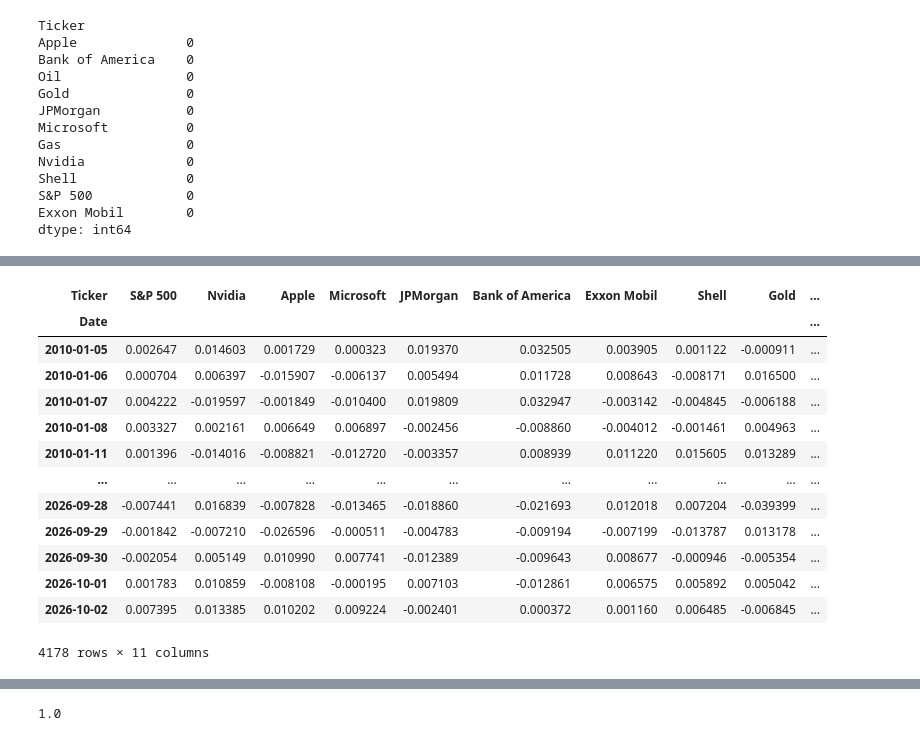
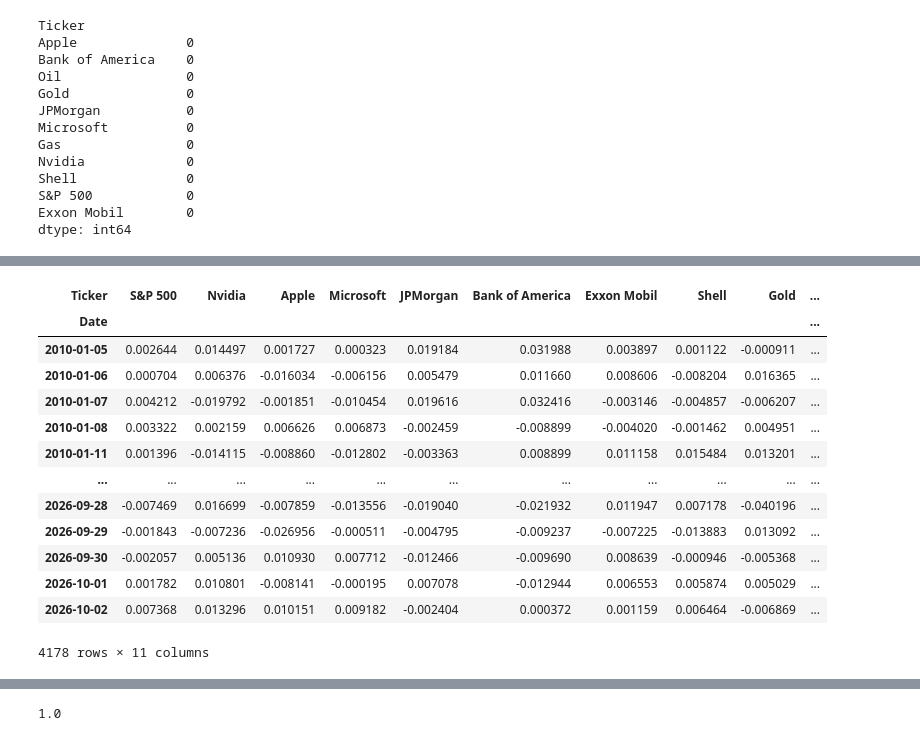
Before and after one commit to rakotoan/Value-at-Risk, a Jupyter notebook: VAR.ipynb, the cells around one changed output, grey strips where cells are left out. Cells and saved outputs as stored; diff of their text form; code cells hidden in the pictures.

```diff
--- a/VAR.ipynb
+++ b/VAR.ipynb
@@ -137,24 +137,26 @@ data
 | 2026-10-02 | 769.640015 | 233.949997 | 333.690002 | 517.530029 | 332.380005 | 53.750000 | 164.009995 | 96.230003 | 380.140015 | ... |
 4179 rows × 11 columns
 # %%
-# nan il faut que je fasse des rendements logarithmiques pour derriè exprimer le drift
+# Calculate asset returns
 
+def returns(column):
+    return np.log(column/column.shift(1))
 
-returns = data.pct_change()
-returns.dropna(inplace=True)
-returns
+df_returns = data.apply(returns)
+df_returns.dropna(inplace=True)
+df_returns
 # %% [output]
 | Ticker | S&P 500 | Nvidia | Apple | Microsoft | JPMorgan | Bank of America | Exxon Mobil | Shell | Gold | ... |
 | Date |  |  |  |  |  |  |  |  |  | ... |
-| 2010-01-05 | 0.002647 | 0.014603 | 0.001729 | 0.000323 | 0.019370 | 0.032505 | 0.003905 | 0.001122 | -0.000911 | ... |
-| 2010-01-06 | 0.000704 | 0.006397 | -0.015907 | -0.006137 | 0.005494 | 0.011728 | 0.008643 | -0.008171 | 0.016500 | ... |
-| 2010-01-07 | 0.004222 | -0.019597 | -0.001849 | -0.010400 | 0.019809 | 0.032947 | -0.003142 | -0.004845 | -0.006188 | ... |
-| 2010-01-08 | 0.003327 | 0.002161 | 0.006649 | 0.006897 | -0.002456 | -0.008860 | -0.004012 | -0.001461 | 0.004963 | ... |
-| 2010-01-11 | 0.001396 | -0.014016 | -0.008821 | -0.012720 | -0.003357 | 0.008939 | 0.011220 | 0.015605 | 0.013289 | ... |
+| 2010-01-05 | 0.002644 | 0.014497 | 0.001727 | 0.000323 | 0.019184 | 0.031988 | 0.003897 | 0.001122 | -0.000911 | ... |
+| 2010-01-06 | 0.000704 | 0.006376 | -0.016034 | -0.006156 | 0.005479 | 0.011660 | 0.008606 | -0.008204 | 0.016365 | ... |
+| 2010-01-07 | 0.004212 | -0.019792 | -0.001851 | -0.010454 | 0.019616 | 0.032416 | -0.003146 | -0.004857 | -0.006207 | ... |
+| 2010-01-08 | 0.003322 | 0.002159 | 0.006626 | 0.006873 | -0.002459 | -0.008899 | -0.004020 | -0.001462 | 0.004951 | ... |
+| 2010-01-11 | 0.001396 | -0.014115 | -0.008860 | -0.012802 | -0.003363 | 0.008899 | 0.011158 | 0.015484 | 0.013201 | ... |
 | ... | ... | ... | ... | ... | ... | ... | ... | ... | ... | ... |
-| 2026-09-28 | -0.007441 | 0.016839 | -0.007828 | -0.013465 | -0.018860 | -0.021693 | 0.012018 | 0.007204 | -0.039399 | ... |
-| 2026-09-29 | -0.001842 | -0.007210 | -0.026596 | -0.000511 | -0.004783 | -0.009194 | -0.007199 | -0.013787 | 0.013178 | ... |
-| 2026-09-30 | -0.002054 | 0.005149 | 0.010990 | 0.007741 | -0.012389 | -0.009643 | 0.008677 | -0.000946 | -0.005354 | ... |
-| 2026-10-01 | 0.001783 | 0.010859 | -0.008108 | -0.000195 | 0.007103 | -0.012861 | 0.006575 | 0.005892 | 0.005042 | ... |
-| 2026-10-02 | 0.007395 | 0.013385 | 0.010202 | 0.009224 | -0.002401 | 0.000372 | 0.001160 | 0.006485 | -0.006845 | ... |
+| 2026-09-28 | -0.007469 | 0.016699 | -0.007859 | -0.013556 | -0.019040 | -0.021932 | 0.011947 | 0.007178 | -0.040196 | ... |
+| 2026-09-29 | -0.001843 | -0.007236 | -0.026956 | -0.000511 | -0.004795 | -0.009237 | -0.007225 | -0.013883 | 0.013092 | ... |
+| 2026-09-30 | -0.002057 | 0.005136 | 0.010930 | 0.007712 | -0.012466 | -0.009690 | 0.008639 | -0.000946 | -0.005368 | ... |
+| 2026-10-01 | 0.001782 | 0.010801 | -0.008141 | -0.000195 | 0.007078 | -0.012944 | 0.006553 | 0.005874 | 0.005029 | ... |
+| 2026-10-02 | 0.007368 | 0.013296 | 0.010151 | 0.009182 | -0.002404 | 0.000372 | 0.001159 | 0.006464 | -0.006869 | ... |
 4178 rows × 11 columns
```
Also changed, not shown: parts of 8 cells of this notebook.
